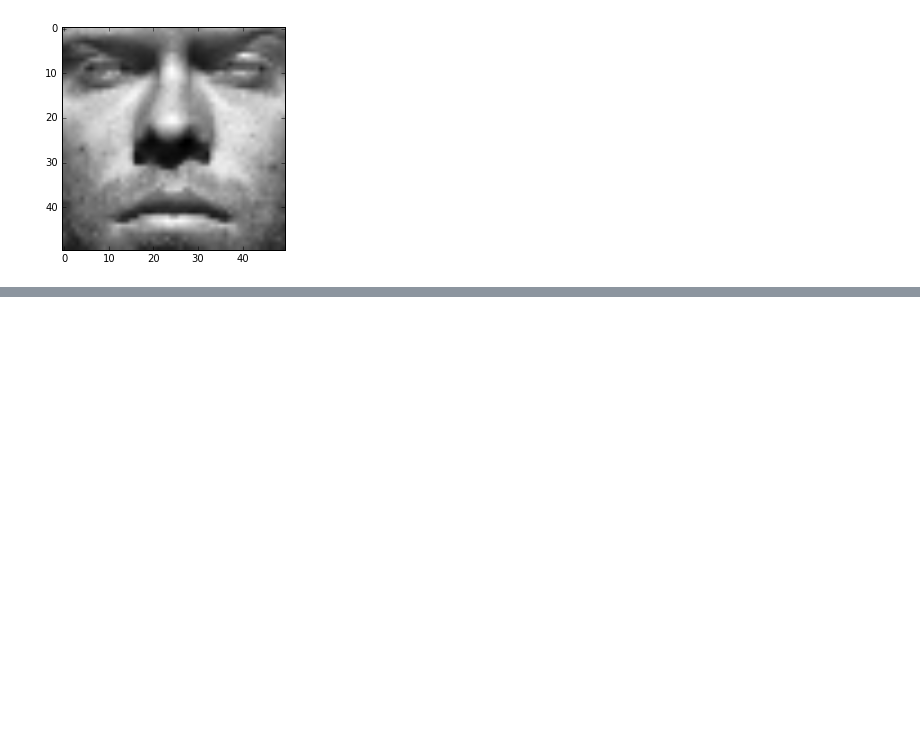
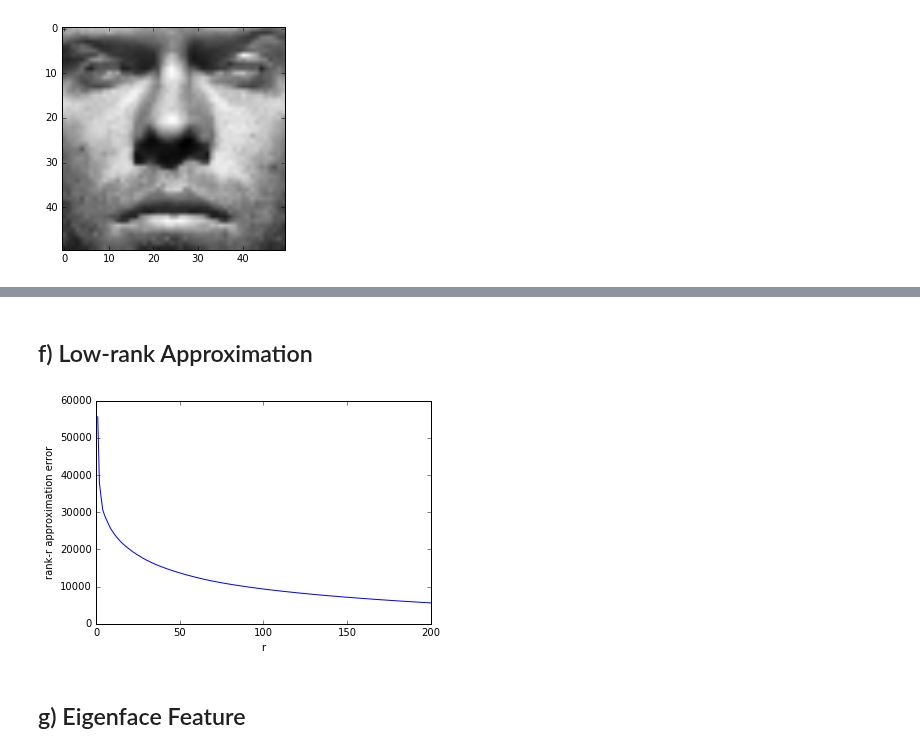
Before and after one commit to francescoperera/applied-machine-learning, a Jupyter notebook: lab2/CS 5789 - Eigenfaces.ipynb, the cells around one changed output, grey strips where cells are left out. Cells and saved outputs as stored; diff of their text form; code cells hidden in the pictures; blank space fills up the shorter version.

Commit message:
compute the rank r approximation error

```diff
--- a/lab2/CS 5789 - Eigenfaces.ipynb
+++ b/lab2/CS 5789 - Eigenfaces.ipynb
@@ -67,0 +98,23 @@ plotImage(newTest[0,:])
+# %% [markdown]
+## f) Low-rank Approximation
+# %%
+def getRankRApproximation(X,U,D,Vt,rval):
+    rankRApproxError = []
+    for r in range(1,rval+1):
+        Xr = np.dot(U[:,:r] * D[:r],Vt[:r,:])
+        rankRApproxError.append(np.linalg.norm(X-Xr))
+    return rankRApproxError
+
+def plotApproximationError(errorList,rval):
+    plt.plot(range(1,rval+1),errorList)
+    plt.xlabel("r")
+    plt.ylabel("rank-r approximation error")
+    plt.show()
+
+rValue = 200
+approxError = getRankRApproximation(trainData,U,D,Vt,rValue)
+plotApproximationError(approxError,rValue)
+# %% [output]
+[figure, added]
+# %% [markdown]
+## g) Eigenface Feature
```
Also changed, not shown: parts of 5 cells of this notebook.
